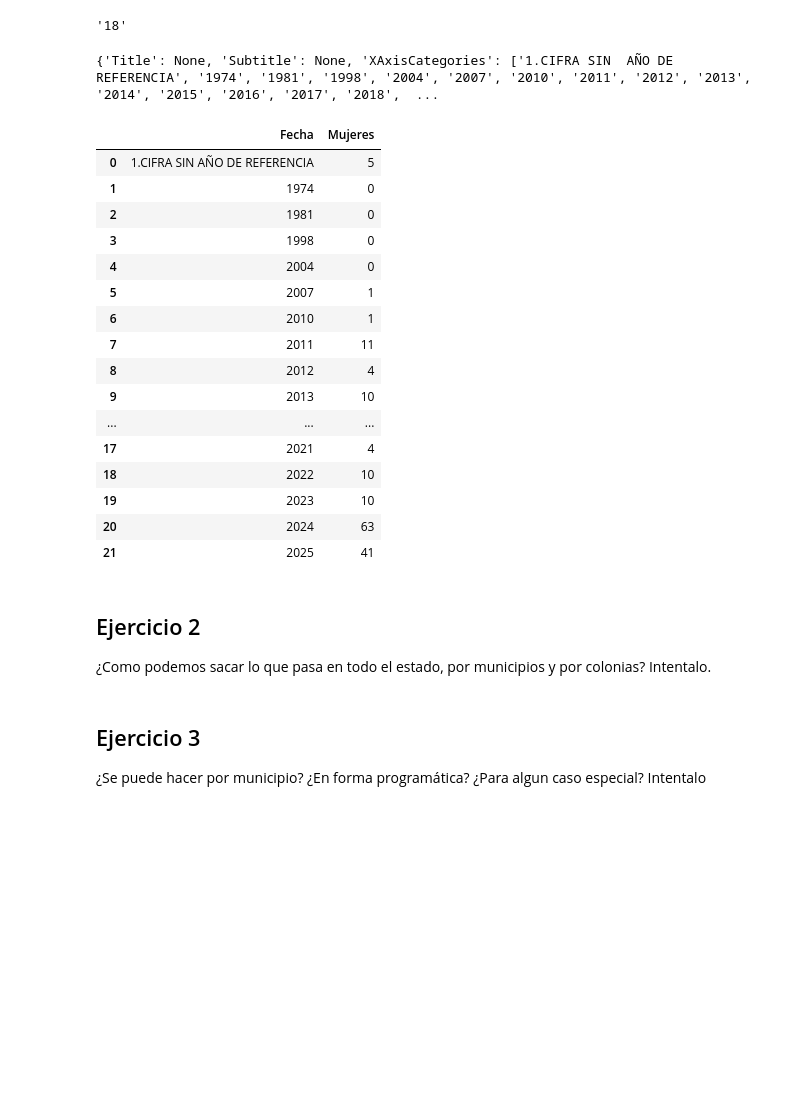
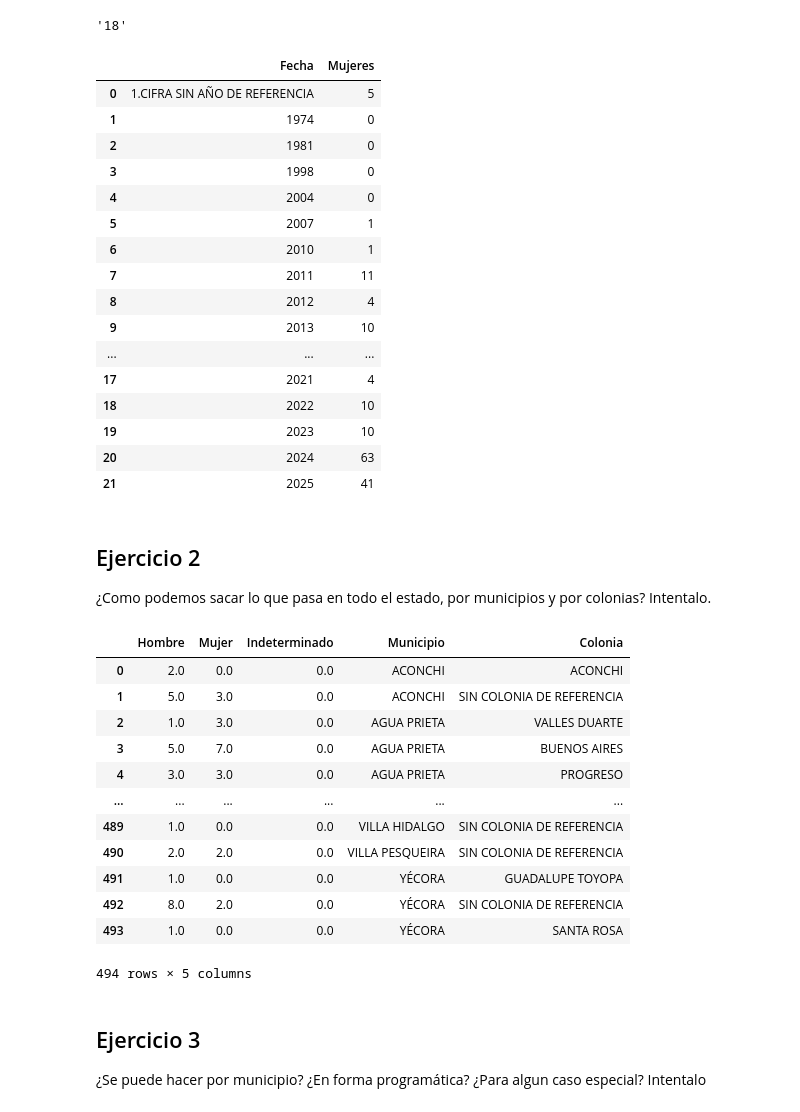
Before and after one commit to 3tagoras/Ingesta-de-datos-ejercicios, a Jupyter notebook: ingestaDatos.ipynb, the cells around one changed output. Drawn from its saved outputs; the diff is of its cells as text; code cells hidden in the pictures; blank space fills up the shorter version.

```diff
--- a/ingestaDatos.ipynb
+++ b/ingestaDatos.ipynb
@@ -382,3 +382,6 @@ mun_id
 | 72 | 68 | VILLA PESQUEIRA |
 | 73 | 69 | YÉCORA |
 74 rows × 2 columns
+# %%
+municipios_ids = municipio_id['Valor'].to_list()
+municipios_ids
@@ -397,7 +423,7 @@ TARGET_URL = API_HOST + API_SOCIODEOGRAFICOS_ROOT + "AreaChartSexoAnio"
 
 DATA = {
   "idEstado":idEstado,
-  "idMunicipio":mun_id,
+  "idMunicipio":municipio_id,
 }
 r = main_session.post(TARGET_URL, json = DATA)
 datos = r.json() #como el json esta hecho para contruir una grafica de area, hay que extraer donde esta la informacion pertinente
@@ -406,7 +432,6 @@ resumen_cajeme = pd.DataFrame({"Fecha":datos['XAxisCategories'],"Mujeres":datos[
 
 resumen_cajeme
 # %% [output]
-{'Title': None, 'Subtitle': None, 'XAxisCategories': ['1.CIFRA SIN  AÑO DE REFERENCIA', '1974', '1981', '1998', '2004', '2007', '2010', '2011', '2012', '2013', '2014', '2015', '2016', '2017', '2018',  ...
 |  | Fecha | Mujeres |
 | 0 | 1.CIFRA SIN AÑO DE REFERENCIA | 5 |
 | 1 | 1974 | 0 |
@@ -427,6 +452,40 @@ resumen_cajeme
 # %% [markdown]
 ## Ejercicio 2
 ¿Como podemos sacar lo que pasa en todo el estado, por municipios y por colonias? Intentalo.
+# %%
+TARGET_URL = API_HOST + API_SOCIODEOGRAFICOS_ROOT + "BarChartSexoColonia"
+todas_colonias = pd.DataFrame()
+for i in municipios_ids[1:]:
+  DATA = {
+    "titulo":"PERSONAS DESAPARECIDAS, NO LOCALIZADAS Y LOCALIZADAS",
+    "subtitulo":"POR COLONIAS",
+    "idEstado":"26",
+    "idMunicipio":i,
+    "idColonia":"0"
+  }
+  r = main_session.post(TARGET_URL, json = DATA)
+  res = r.json()
+  datos = {serie['name']: serie['data'] for serie in res['Series']}
+  por_colonia = pd.DataFrame(datos)
+  por_colonia['Municipio'] = mun_id[mun_id['Valor']==i]['Municipio'].to_list()[0]
+  por_colonia['Colonia'] = res['XAxisCategories']
+  todas_colonias = pd.concat([todas_colonias,por_colonia], ignore_index=True)
+
+todas_colonias
+# %% [output]
+|  | Hombre | Mujer | Indeterminado | Municipio | Colonia |
+| 0 | 2.0 | 0.0 | 0.0 | ACONCHI | ACONCHI |
+| 1 | 5.0 | 3.0 | 0.0 | ACONCHI | SIN COLONIA DE REFERENCIA |
+| 2 | 1.0 | 3.0 | 0.0 | AGUA PRIETA | VALLES DUARTE |
+| 3 | 5.0 | 7.0 | 0.0 | AGUA PRIETA | BUENOS AIRES |
+| 4 | 3.0 | 3.0 | 0.0 | AGUA PRIETA | PROGRESO |
+| ... | ... | ... | ... | ... | ... |
+| 489 | 1.0 | 0.0 | 0.0 | VILLA HIDALGO | SIN COLONIA DE REFERENCIA |
+| 490 | 2.0 | 2.0 | 0.0 | VILLA PESQUEIRA | SIN COLONIA DE REFERENCIA |
+| 491 | 1.0 | 0.0 | 0.0 | YÉCORA | GUADALUPE TOYOPA |
+| 492 | 8.0 | 2.0 | 0.0 | YÉCORA | SIN COLONIA DE REFERENCIA |
+| 493 | 1.0 | 0.0 | 0.0 | YÉCORA | SANTA ROSA |
+494 rows × 5 columns
 # %% [markdown]
 ## Ejercicio 3
 ¿Se puede hacer por municipio? ¿En forma programática? ¿Para algun caso especial? Intentalo
```
Also changed, not shown: parts of 4 cells of this notebook.
